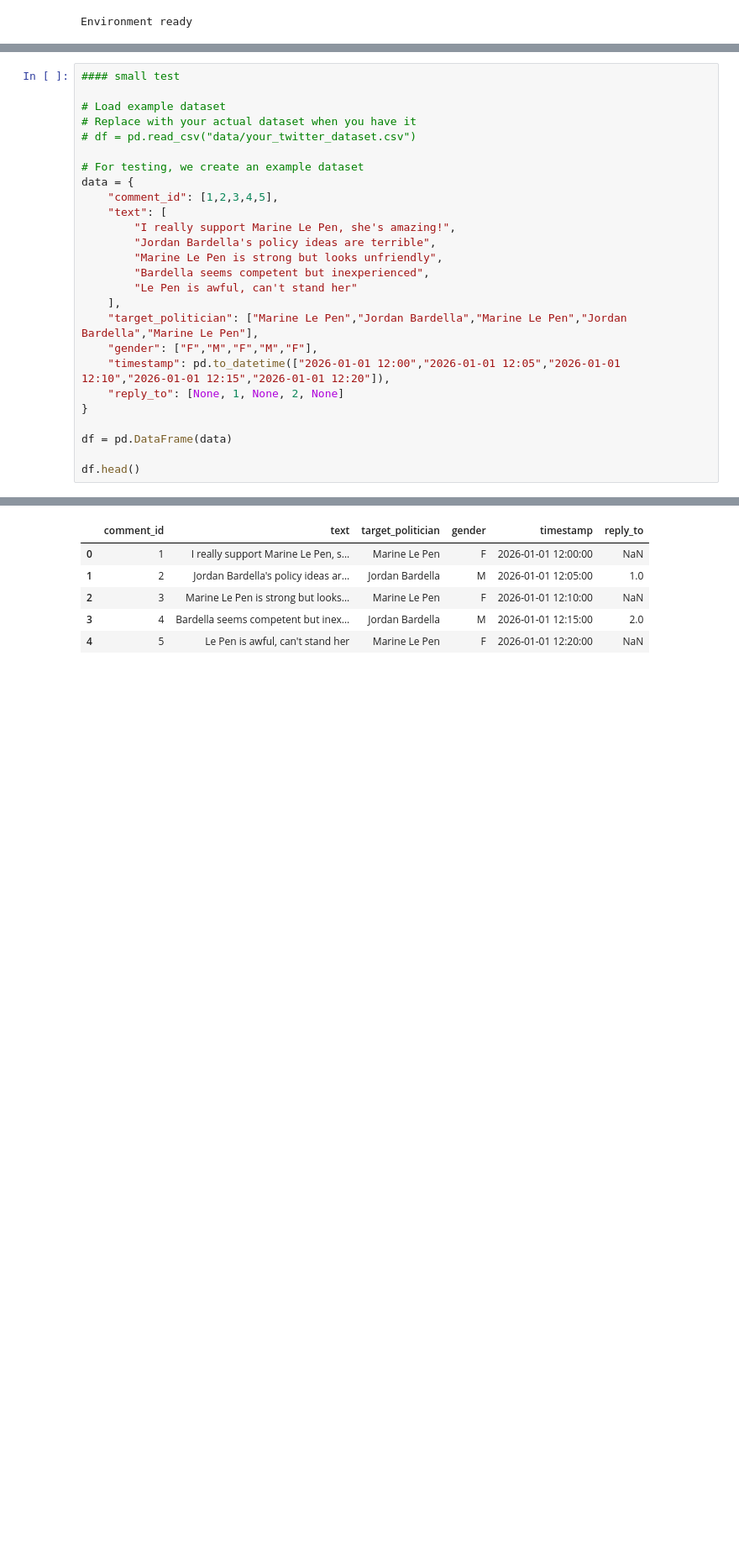
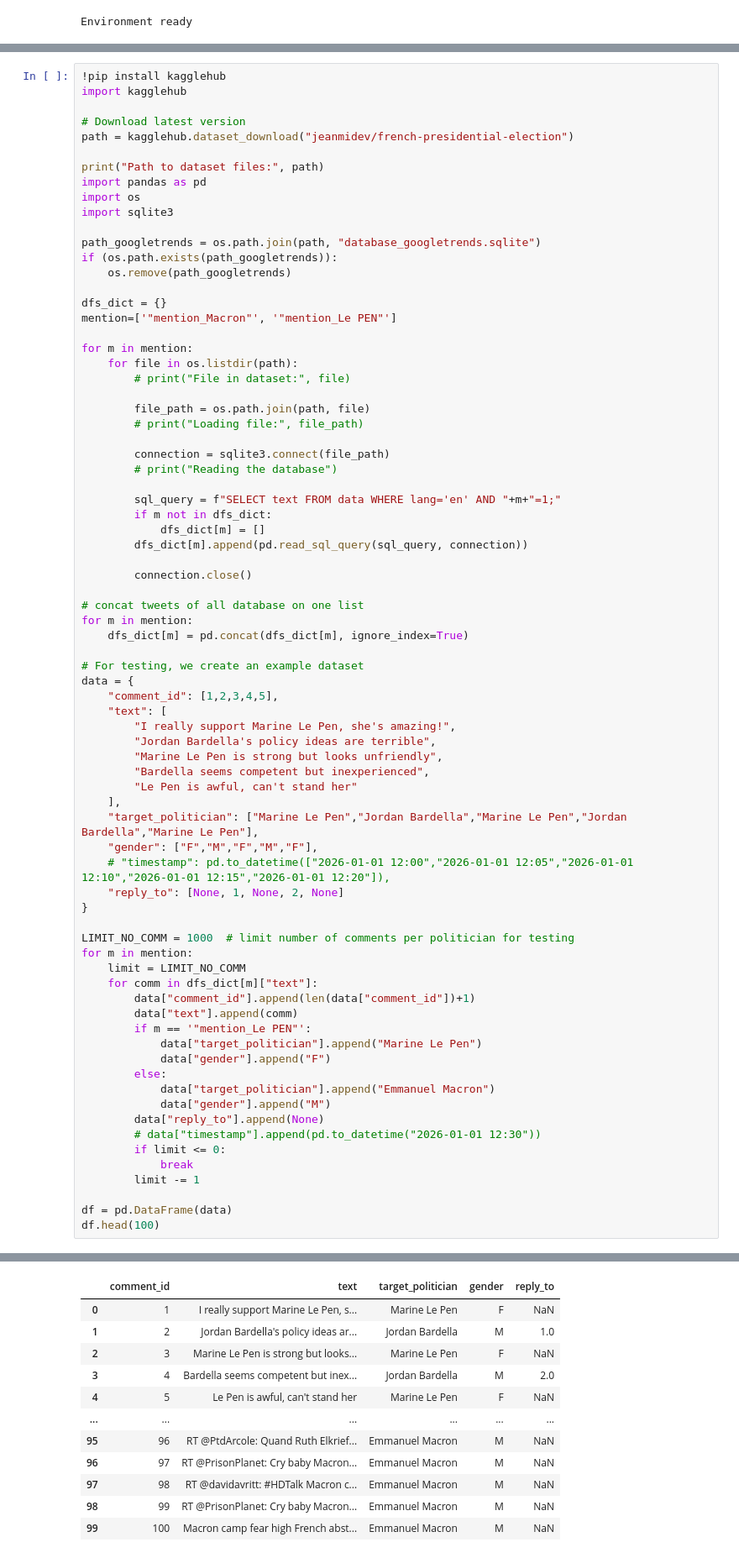
Before and after one commit to micagonzdark/ComputationalSocialSciences, a Jupyter notebook: project/analysis.ipynb, the cells around one changed output, grey strips where cells are left out. Shown at 84% size. Cells and saved outputs as stored; diff of their text form; blank space fills up the shorter version.

Commit message:
4-project-starting-point: Add databases to analysis notebook and .gitignore

```diff
--- a/project/analysis.ipynb
+++ b/project/analysis.ipynb
@@ -139,11 +155,44 @@ The datasets consist of social media posts and replies related to political acto
 
 Using open datasets ensures reproducibility, transparency, and ethical compliance, while still allowing us to study real-world political discourse at scale.
 # %%
-#### small test
+!pip install kagglehub
+import kagglehub
 
-# Load example dataset
-# Replace with your actual dataset when you have it
-# df = pd.read_csv("data/your_twitter_dataset.csv")
+# Download latest version
+path = kagglehub.dataset_download("jeanmidev/french-presidential-election")
+
+print("Path to dataset files:", path)
+import pandas as pd
+import os
+import sqlite3
+
+path_googletrends = os.path.join(path, "database_googletrends.sqlite")
+if (os.path.exists(path_googletrends)):
+    os.remove(path_googletrends)
+
+dfs_dict = {}
+mention=['"mention_Macron"', '"mention_Le PEN"']
+
+for m in mention:
+    for file in os.listdir(path):
+        # print("File in dataset:", file)
+
+        file_path = os.path.join(path, file)
+        # print("Loading file:", file_path)
+
+        connection = sqlite3.connect(file_path)
+        # print("Reading the database")
+
+        sql_query = f"SELECT text FROM data WHERE lang='en' AND "+m+"=1;"
+        if m not in dfs_dict:
+            dfs_dict[m] = []
+        dfs_dict[m].append(pd.read_sql_query(sql_query, connection))
+
+        connection.close()
+
+# concat tweets of all database on one list
+for m in mention:
+    dfs_dict[m] = pd.concat(dfs_dict[m], ignore_index=True)
 
 # For testing, we create an example dataset
 data = {
@@ -157,11 +206,28 @@ data = {
     ],
     "target_politician": ["Marine Le Pen","Jordan Bardella","Marine Le Pen","Jordan Bardella","Marine Le Pen"],
     "gender": ["F","M","F","M","F"],
-    "timestamp": pd.to_datetime(["2026-01-01 12:00","2026-01-01 12:05","2026-01-01 12:10","2026-01-01 12:15","2026-01-01 12:20"]),
+    # "timestamp": pd.to_datetime(["2026-01-01 12:00","2026-01-01 12:05","2026-01-01 12:10","2026-01-01 12:15","2026-01-01 12:20"]),
     "reply_to": [None, 1, None, 2, None]
 }
 
+LIMIT_NO_COMM = 1000  # limit number of comments per politician for testing
+for m in mention:
+    limit = LIMIT_NO_COMM
+    for comm in dfs_dict[m]["text"]:
+        data["comment_id"].append(len(data["comment_id"])+1)
+        data["text"].append(comm)
+        if m == '"mention_Le PEN"':
+            data["target_politician"].append("Marine Le Pen")
+            data["gender"].append("F")
+        else:
+            data["target_politician"].append("Emmanuel Macron")
+            data["gender"].append("M")
+        data["reply_to"].append(None)
+        # data["timestamp"].append(pd.to_datetime("2026-01-01 12:30"))
+        if limit <= 0:
+            break
+        limit -= 1
+
 df = pd.DataFrame(data)
-
-df.head()
+df.head(100)
 # %% [output]
@@ -168,6 +245,12 @@ df.head()
-|  | comment_id | text | target_politician | gender | timestamp | reply_to |
-| 0 | 1 | I really support Marine Le Pen, s... | Marine Le Pen | F | 2026-01-01 12:00:00 | NaN |
-| 1 | 2 | Jordan Bardella's policy ideas ar... | Jordan Bardella | M | 2026-01-01 12:05:00 | 1.0 |
-| 2 | 3 | Marine Le Pen is strong but looks... | Marine Le Pen | F | 2026-01-01 12:10:00 | NaN |
-| 3 | 4 | Bardella seems competent but inex... | Jordan Bardella | M | 2026-01-01 12:15:00 | 2.0 |
-| 4 | 5 | Le Pen is awful, can't stand her | Marine Le Pen | F | 2026-01-01 12:20:00 | NaN |
+|  | comment_id | text | target_politician | gender | reply_to |
+| 0 | 1 | I really support Marine Le Pen, s... | Marine Le Pen | F | NaN |
+| 1 | 2 | Jordan Bardella's policy ideas ar... | Jordan Bardella | M | 1.0 |
+| 2 | 3 | Marine Le Pen is strong but looks... | Marine Le Pen | F | NaN |
+| 3 | 4 | Bardella seems competent but inex... | Jordan Bardella | M | 2.0 |
+| 4 | 5 | Le Pen is awful, can't stand her | Marine Le Pen | F | NaN |
+| ... | ... | ... | ... | ... | ... |
+| 95 | 96 | RT @PtdArcole: Quand Ruth Elkrief... | Emmanuel Macron | M | NaN |
+| 96 | 97 | RT @PrisonPlanet: Cry baby Macron... | Emmanuel Macron | M | NaN |
+| 97 | 98 | RT @davidavritt: #HDTalk Macron c... | Emmanuel Macron | M | NaN |
+| 98 | 99 | RT @PrisonPlanet: Cry baby Macron... | Emmanuel Macron | M | NaN |
+| 99 | 100 | Macron camp fear high French abst... | Emmanuel Macron | M | NaN |
```
Also changed, not shown: parts of 10 cells of this notebook, 2 other files.
